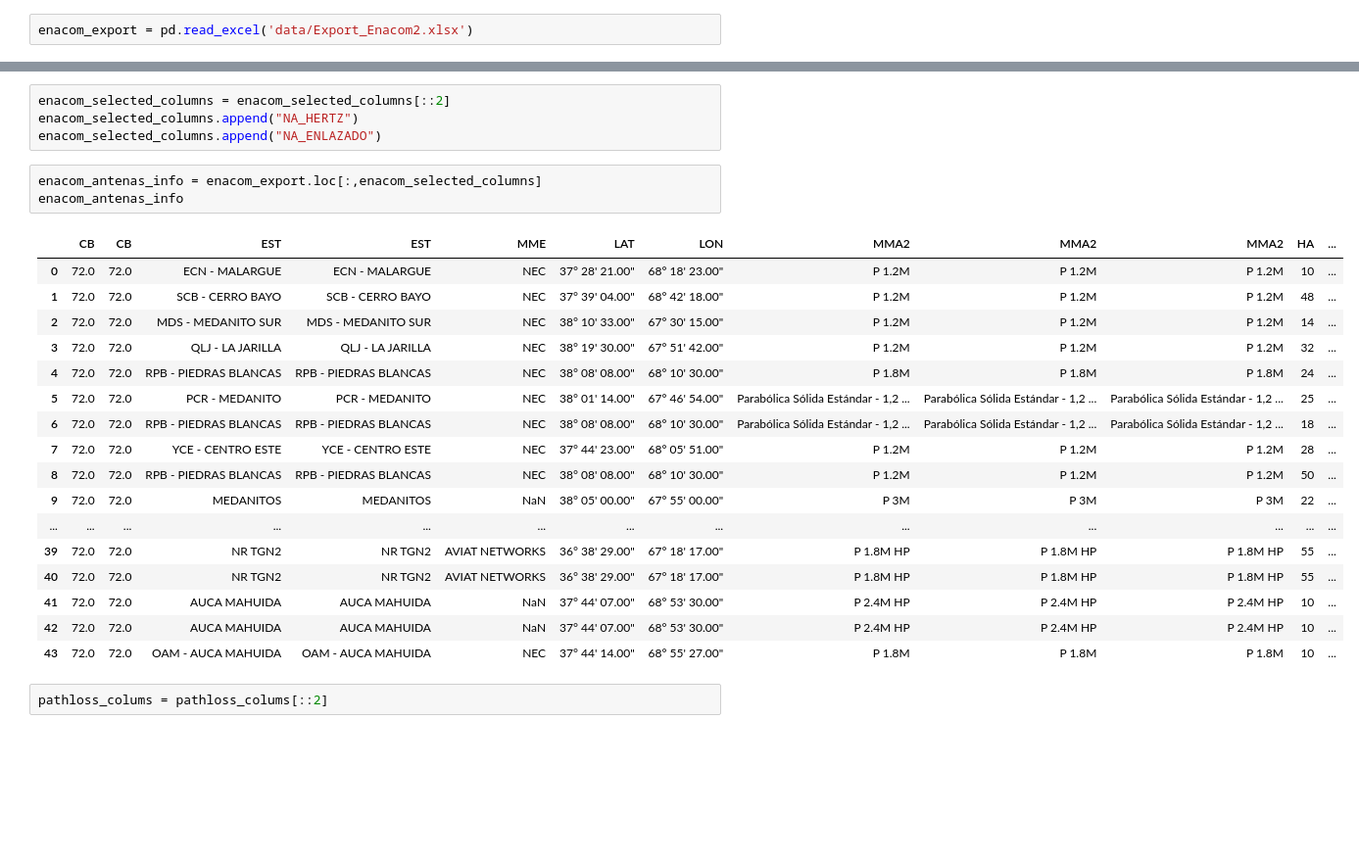
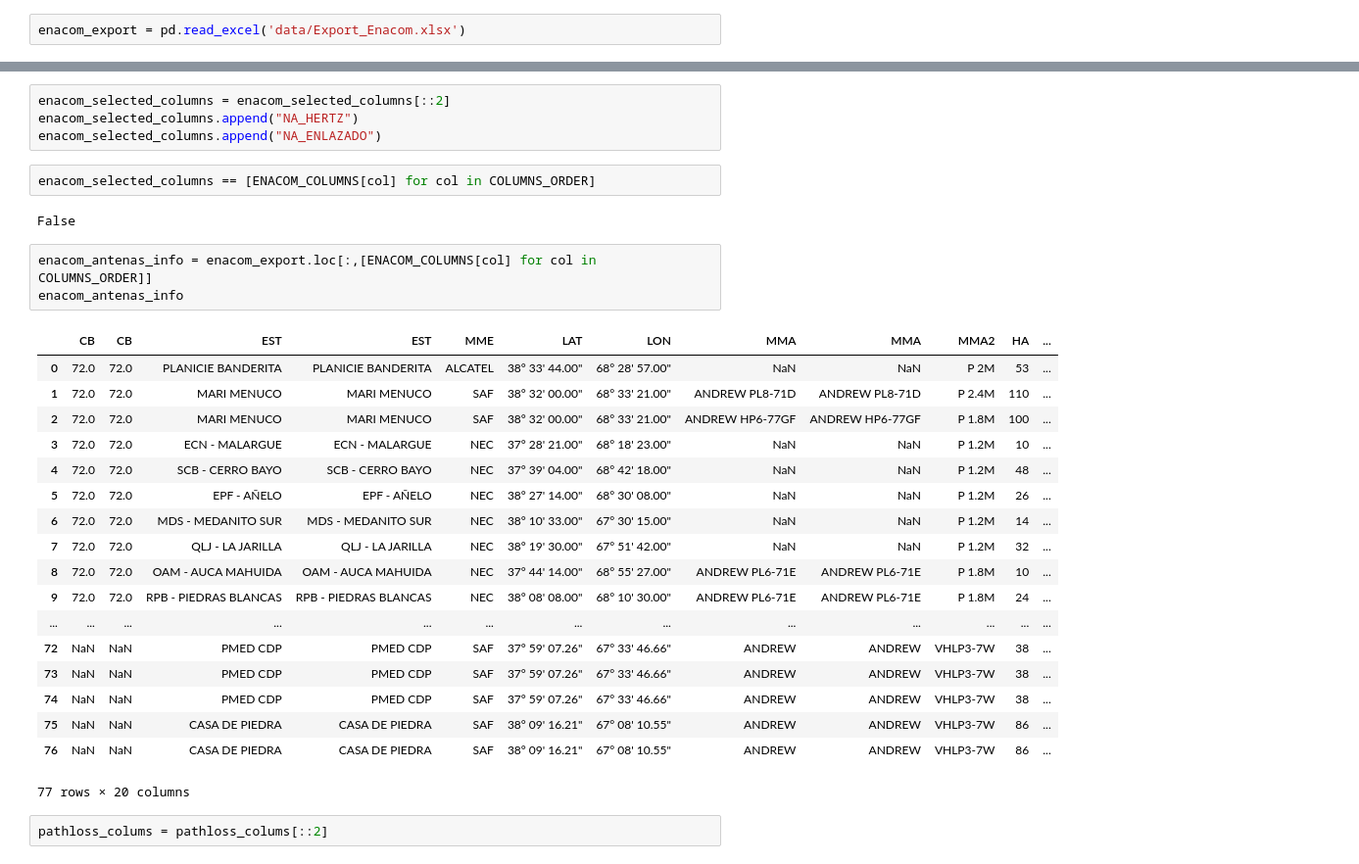
Before and after one commit to santimaldonado2/Hzios, a Jupyter notebook: Transformer Notebook.ipynb, the cells around one changed output, grey strips where cells are left out. Shown at 98% size. Drawn from its saved outputs; the diff is of its cells as text; blank space fills up the shorter version.

Commit message:
Fixing CB column

```diff
--- a/Transformer Notebook.ipynb
+++ b/Transformer Notebook.ipynb
@@ -7,5 +102,5 @@ import pandas as pd
 # %%
-enacom_export = pd.read_excel('data/Export_Enacom2.xlsx')
+enacom_export = pd.read_excel('data/Export_Enacom.xlsx')
 # %%
 enacom_export
 # %% [output]
@@ -76,27 +200,32 @@ Selecciono solo la mitad de las columnas
 enacom_selected_columns = enacom_selected_columns[::2]
 enacom_selected_columns.append("NA_HERTZ")
 enacom_selected_columns.append("NA_ENLAZADO")
+# %%
+enacom_selected_columns == [ENACOM_COLUMNS[col] for col in COLUMNS_ORDER]
+# %% [output]
+False
 # %%
-enacom_antenas_info = enacom_export.loc[:,enacom_selected_columns]
+enacom_antenas_info = enacom_export.loc[:,[ENACOM_COLUMNS[col] for col in COLUMNS_ORDER]]
 enacom_antenas_info
 # %% [output]
-|  | CB | CB | EST | EST | MME | LAT | LON | MMA2 | MMA2 | MMA2 | HA | ... |
-| 0 | 72.0 | 72.0 | ECN - MALARGUE | ECN - MALARGUE | NEC | 37° 28' 21.00" | 68° 18' 23.00" | P 1.2M | P 1.2M | P 1.2M | 10 | ... |
-| 1 | 72.0 | 72.0 | SCB - CERRO BAYO | SCB - CERRO BAYO | NEC | 37° 39' 04.00" | 68° 42' 18.00" | P 1.2M | P 1.2M | P 1.2M | 48 | ... |
-| 2 | 72.0 | 72.0 | MDS - MEDANITO SUR | MDS - MEDANITO SUR | NEC | 38° 10' 33.00" | 67° 30' 15.00" | P 1.2M | P 1.2M | P 1.2M | 14 | ... |
-| 3 | 72.0 | 72.0 | QLJ - LA JARILLA | QLJ - LA JARILLA | NEC | 38° 19' 30.00" | 67° 51' 42.00" | P 1.2M | P 1.2M | P 1.2M | 32 | ... |
-| 4 | 72.0 | 72.0 | RPB - PIEDRAS BLANCAS | RPB - PIEDRAS BLANCAS | NEC | 38° 08' 08.00" | 68° 10' 30.00" | P 1.8M | P 1.8M | P 1.8M | 24 | ... |
-| 5 | 72.0 | 72.0 | PCR - MEDANITO | PCR - MEDANITO | NEC | 38° 01' 14.00" | 67° 46' 54.00" | Parabólica Sólida Estándar - 1,2 ... | Parabólica Sólida Estándar - 1,2 ... | Parabólica Sólida Estándar - 1,2 ... | 25 | ... |
-| 6 | 72.0 | 72.0 | RPB - PIEDRAS BLANCAS | RPB - PIEDRAS BLANCAS | NEC | 38° 08' 08.00" | 68° 10' 30.00" | Parabólica Sólida Estándar - 1,2 ... | Parabólica Sólida Estándar - 1,2 ... | Parabólica Sólida Estándar - 1,2 ... | 18 | ... |
-| 7 | 72.0 | 72.0 | YCE - CENTRO ESTE | YCE - CENTRO ESTE | NEC | 37° 44' 23.00" | 68° 05' 51.00" | P 1.2M | P 1.2M | P 1.2M | 28 | ... |
-| 8 | 72.0 | 72.0 | RPB - PIEDRAS BLANCAS | RPB - PIEDRAS BLANCAS | NEC | 38° 08' 08.00" | 68° 10' 30.00" | P 1.2M | P 1.2M | P 1.2M | 50 | ... |
-| 9 | 72.0 | 72.0 | MEDANITOS | MEDANITOS | NaN | 38° 05' 00.00" | 67° 55' 00.00" | P 3M | P 3M | P 3M | 22 | ... |
+|  | CB | CB | EST | EST | MME | LAT | LON | MMA | MMA | MMA2 | HA | ... |
+| 0 | 72.0 | 72.0 | PLANICIE BANDERITA | PLANICIE BANDERITA | ALCATEL | 38° 33' 44.00" | 68° 28' 57.00" | NaN | NaN | P 2M | 53 | ... |
+| 1 | 72.0 | 72.0 | MARI MENUCO | MARI MENUCO | SAF | 38° 32' 00.00" | 68° 33' 21.00" | ANDREW PL8-71D | ANDREW PL8-71D | P 2.4M | 110 | ... |
+| 2 | 72.0 | 72.0 | MARI MENUCO | MARI MENUCO | SAF | 38° 32' 00.00" | 68° 33' 21.00" | ANDREW HP6-77GF | ANDREW HP6-77GF | P 1.8M | 100 | ... |
+| 3 | 72.0 | 72.0 | ECN - MALARGUE | ECN - MALARGUE | NEC | 37° 28' 21.00" | 68° 18' 23.00" | NaN | NaN | P 1.2M | 10 | ... |
+| 4 | 72.0 | 72.0 | SCB - CERRO BAYO | SCB - CERRO BAYO | NEC | 37° 39' 04.00" | 68° 42' 18.00" | NaN | NaN | P 1.2M | 48 | ... |
+| 5 | 72.0 | 72.0 | EPF - AÑELO | EPF - AÑELO | NEC | 38° 27' 14.00" | 68° 30' 08.00" | NaN | NaN | P 1.2M | 26 | ... |
+| 6 | 72.0 | 72.0 | MDS - MEDANITO SUR | MDS - MEDANITO SUR | NEC | 38° 10' 33.00" | 67° 30' 15.00" | NaN | NaN | P 1.2M | 14 | ... |
+| 7 | 72.0 | 72.0 | QLJ - LA JARILLA | QLJ - LA JARILLA | NEC | 38° 19' 30.00" | 67° 51' 42.00" | NaN | NaN | P 1.2M | 32 | ... |
+| 8 | 72.0 | 72.0 | OAM - AUCA MAHUIDA | OAM - AUCA MAHUIDA | NEC | 37° 44' 14.00" | 68° 55' 27.00" | ANDREW PL6-71E | ANDREW PL6-71E | P 1.8M | 10 | ... |
+| 9 | 72.0 | 72.0 | RPB - PIEDRAS BLANCAS | RPB - PIEDRAS BLANCAS | NEC | 38° 08' 08.00" | 68° 10' 30.00" | ANDREW PL6-71E | ANDREW PL6-71E | P 1.8M | 24 | ... |
 | ... | ... | ... | ... | ... | ... | ... | ... | ... | ... | ... | ... | ... |
-| 39 | 72.0 | 72.0 | NR TGN2 | NR TGN2 | AVIAT NETWORKS | 36° 38' 29.00" | 67° 18' 17.00" | P 1.8M HP | P 1.8M HP | P 1.8M HP | 55 | ... |
-| 40 | 72.0 | 72.0 | NR TGN2 | NR TGN2 | AVIAT NETWORKS | 36° 38' 29.00" | 67° 18' 17.00" | P 1.8M HP | P 1.8M HP | P 1.8M HP | 55 | ... |
-| 41 | 72.0 | 72.0 | AUCA MAHUIDA | AUCA MAHUIDA | NaN | 37° 44' 07.00" | 68° 53' 30.00" | P 2.4M HP | P 2.4M HP | P 2.4M HP | 10 | ... |
-| 42 | 72.0 | 72.0 | AUCA MAHUIDA | AUCA MAHUIDA | NaN | 37° 44' 07.00" | 68° 53' 30.00" | P 2.4M HP | P 2.4M HP | P 2.4M HP | 10 | ... |
-| 43 | 72.0 | 72.0 | OAM - AUCA MAHUIDA | OAM - AUCA MAHUIDA | NEC | 37° 44' 14.00" | 68° 55' 27.00" | P 1.8M | P 1.8M | P 1.8M | 10 | ... |
+| 72 | NaN | NaN | PMED CDP | PMED CDP | SAF | 37° 59' 07.26" | 67° 33' 46.66" | ANDREW | ANDREW | VHLP3-7W | 38 | ... |
+| 73 | NaN | NaN | PMED CDP | PMED CDP | SAF | 37° 59' 07.26" | 67° 33' 46.66" | ANDREW | ANDREW | VHLP3-7W | 38 | ... |
+| 74 | NaN | NaN | PMED CDP | PMED CDP | SAF | 37° 59' 07.26" | 67° 33' 46.66" | ANDREW | ANDREW | VHLP3-7W | 38 | ... |
+| 75 | NaN | NaN | CASA DE PIEDRA | CASA DE PIEDRA | SAF | 38° 09' 16.21" | 67° 08' 10.55" | ANDREW | ANDREW | VHLP3-7W | 86 | ... |
+| 76 | NaN | NaN | CASA DE PIEDRA | CASA DE PIEDRA | SAF | 38° 09' 16.21" | 67° 08' 10.55" | ANDREW | ANDREW | VHLP3-7W | 86 | ... |
+77 rows × 20 columns
 # %%
 pathloss_colums = pathloss_colums[::2]
 # %%
```
Also changed, not shown: parts of 11 cells of this notebook, 4 other files.
